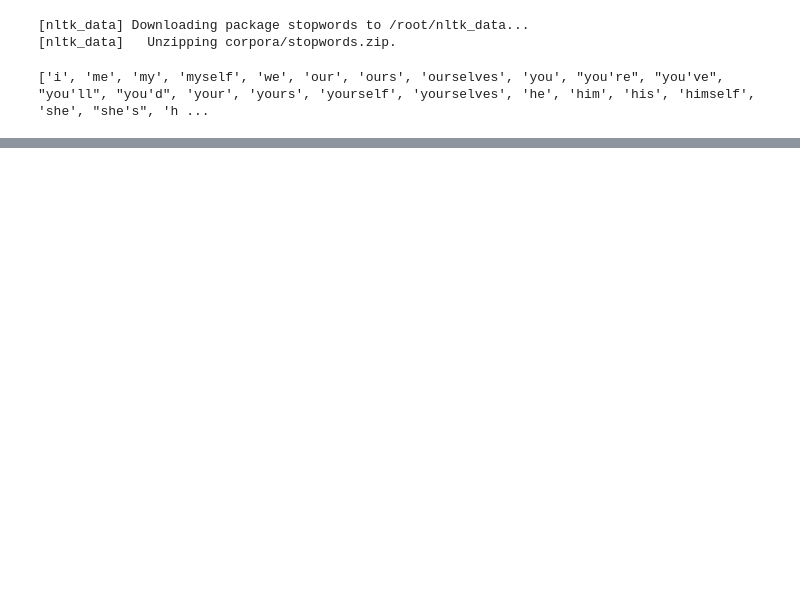
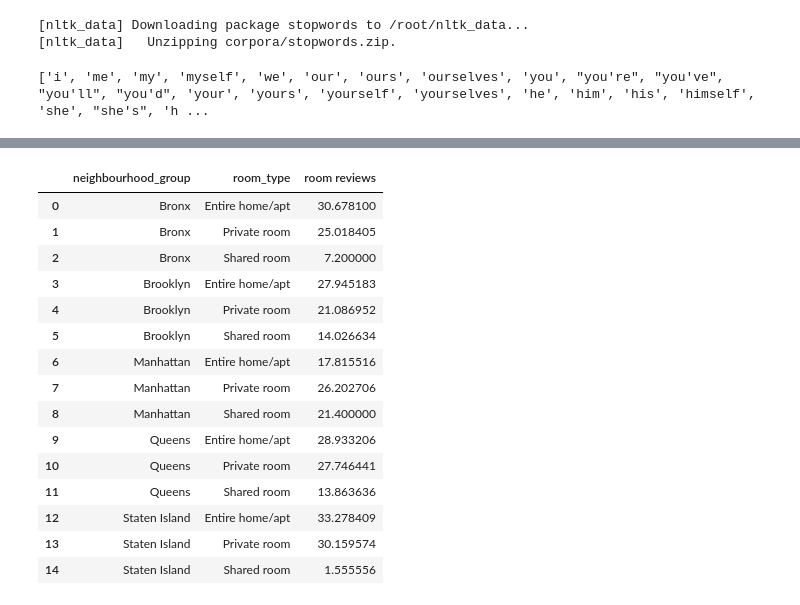
Before and after one commit to Shrez7961/Airbnb-Booking-Analysis, a Jupyter notebook: EDA_Airbnb_Booking_Analysis.ipynb, the cells around one changed output, grey strips where cells are left out. Cells and saved outputs as stored; diff of their text form; code cells hidden in the pictures; blank space fills up the shorter version.

```diff
--- a/EDA_Airbnb_Booking_Analysis.ipynb
+++ b/EDA_Airbnb_Booking_Analysis.ipynb
@@ -348,0 +349,20 @@ plt.show()
+# %%
+k=df.groupby(['neighbourhood_group','room_type'])['number_of_reviews'].mean().reset_index(name='room reviews')
+k
+# %% [output]
+|  | neighbourhood_group | room_type | room reviews |
+| 0 | Bronx | Entire home/apt | 30.678100 |
+| 1 | Bronx | Private room | 25.018405 |
+| 2 | Bronx | Shared room | 7.200000 |
+| 3 | Brooklyn | Entire home/apt | 27.945183 |
+| 4 | Brooklyn | Private room | 21.086952 |
+| 5 | Brooklyn | Shared room | 14.026634 |
+| 6 | Manhattan | Entire home/apt | 17.815516 |
+| 7 | Manhattan | Private room | 26.202706 |
+| 8 | Manhattan | Shared room | 21.400000 |
+| 9 | Queens | Entire home/apt | 28.933206 |
+| 10 | Queens | Private room | 27.746441 |
+| 11 | Queens | Shared room | 13.863636 |
+| 12 | Staten Island | Entire home/apt | 33.278409 |
+| 13 | Staten Island | Private room | 30.159574 |
+| 14 | Staten Island | Shared room | 1.555556 |
```
Also changed, not shown: parts of 8 cells of this notebook.
